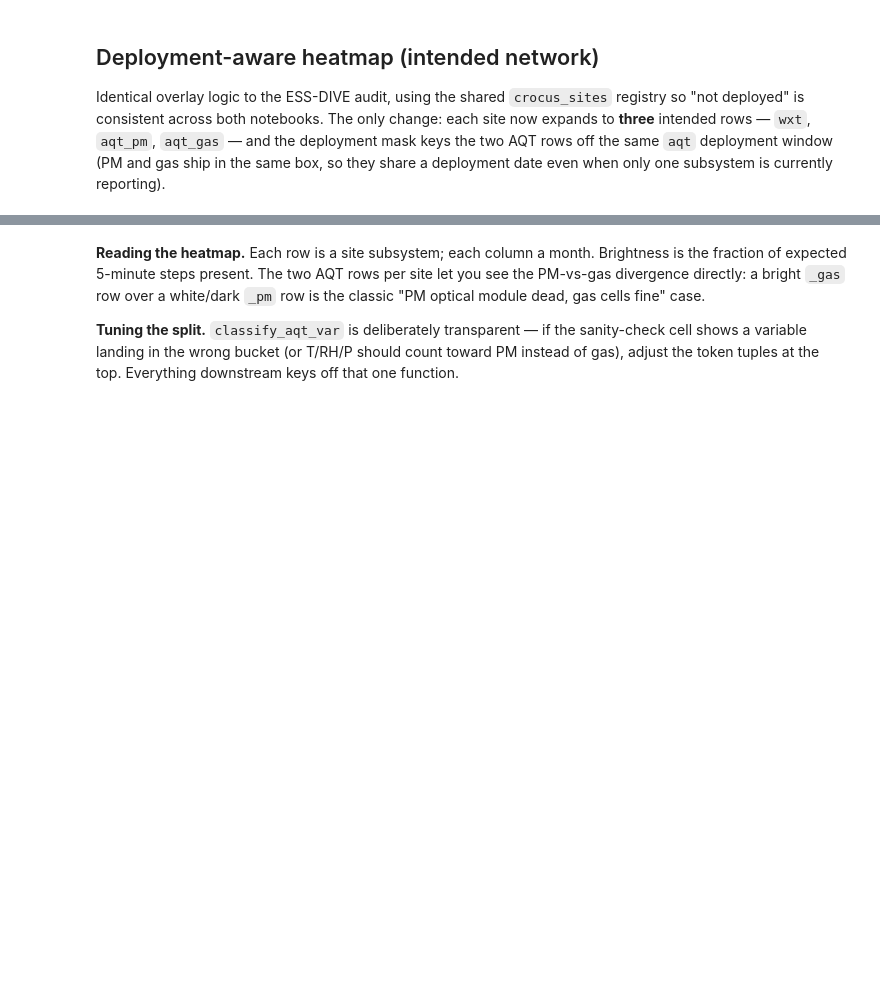
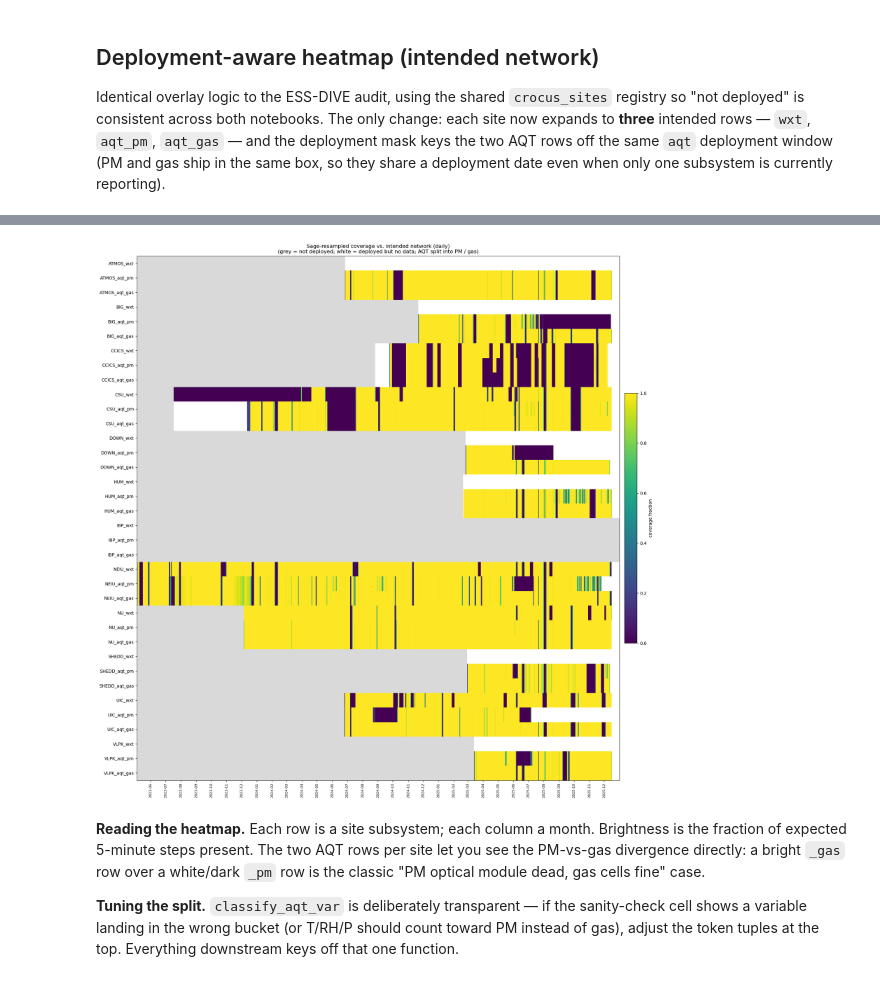
Before and after one commit to gregorywanderson/crocus, a Jupyter notebook: audit_sage_resampled.ipynb, the cells around one changed output, grey strips where cells are left out. Saved outputs shown, nothing was run; the diff lists cells and outputs as text; code cells hidden in the pictures; blank space fills up the shorter version.

```diff
--- a/audit_sage_resampled.ipynb
+++ b/audit_sage_resampled.ipynb
@@ -32,7 +34,7 @@ import matplotlib.colors as mcolors
 # %%
 ARCHIVEDIR = "data/sage_resampled"
 PATTERN    = "*_5min.nc"
-FIGDIR     = "figures"
+FIGDIR     = "figures/resampled"
 os.makedirs(FIGDIR, exist_ok=True)
 # %% [markdown]
 ## AQT PM vs. gas variable groups
@@ -341,3 +271,76 @@ else:
+# %%
+import crocus_sites as cs
+
+REG_TO_ARCHIVE = {}
+ARCHIVE_TO_REG = {v: k for k, v in REG_TO_ARCHIVE.items()}
+SITE_BY_ABBR = {s.abbr: s for s in cs.ALL_SITES}
+ROW_INSTR = {"wxt": "wxt", "aqt_pm": "aqt", "aqt_gas": "aqt"}
+
+def _lookup_site(row_site):
+    return SITE_BY_ABBR.get(ARCHIVE_TO_REG.get(row_site, row_site))
+
+def _parse_row(label):
+    parts = label.split("_")
+    site = parts[0]
+    suffix = "_".join(parts[1:]).lower()
+    return site, suffix
+
+if cov.empty:
+    print("No archives found in", ARCHIVEDIR,
+          "- build the resampled archive first.")
+else:
+    # intended rows: every site's wxt, aqt_pm, aqt_gas, in registry order
+    expected_rows = []
+    for s in cs.ALL_SITES:
+        label_site = REG_TO_ARCHIVE.get(s.abbr, s.abbr)
+        for suffix in ("wxt", "aqt_pm", "aqt_gas"):
+            expected_rows.append(f"{label_site}_{suffix}")
+    extra = [r for r in cov.index if r not in expected_rows]
+    all_rows = expected_rows + extra
+    covB = cov.reindex(index=all_rows)
+
+    # Daily column axis (was monthly). Sub-pixel days at normal figure width.
+    full_days = pd.date_range(covB.columns.min(), "2025-12-31", freq="D")
+    covB = covB.reindex(columns=full_days)
+
+    not_deployed = np.zeros(covB.shape, dtype=bool)
+    for r, label in enumerate(covB.index):
+        site_str, suffix = _parse_row(label)
+        site = _lookup_site(site_str)
+        instr = ROW_INSTR.get(suffix)
+        if site is None or instr is None:
+            continue
+        for c, day in enumerate(covB.columns):
+            if site.deployed(instr, day) is False:
+                not_deployed[r, c] = True
+
+    fig, ax = plt.subplots(figsize=(18, max(3, 0.5 * covB.shape[0])))
+    im = ax.imshow(covB.values, aspect="auto", cmap="viridis",
+                   vmin=0, vmax=1, interpolation="nearest")
+    grey = np.ma.masked_where(~not_deployed, np.ones_like(covB.values))
+    ax.imshow(grey, aspect="auto", interpolation="nearest",
+              cmap=mcolors.ListedColormap(["#d9d9d9"]), vmin=0, vmax=1)
+
+    ax.set_yticks(range(covB.shape[0]))
+    ax.set_yticklabels(covB.index)
+
+    month_starts = [i for i, d in enumerate(covB.columns) if d.day == 1]
+    month_labels = [covB.columns[i].strftime("%Y-%m") for i in month_starts]
+    step = max(1, len(month_starts) // 24)
+    ax.set_xticks(month_starts[::step])
+    ax.set_xticklabels(month_labels[::step], rotation=90, fontsize=8)
+
+    ax.set_title("Sage-resampled coverage vs. intended network (daily)\n"
+                 "(grey = not deployed; white = deployed but no data; "
+                 "AQT split into PM / gas)")
+    cbar = fig.colorbar(im, ax=ax, fraction=0.025, pad=0.01)
+    cbar.set_label("coverage fraction")
+    plt.tight_layout()
+    fig.savefig(os.path.join(FIGDIR, "sage_resampled_coverage_deployment.png"),
+                dpi=150, bbox_inches="tight")
+    plt.show()
+# %% [output]
+[figure, added]
 # %% [markdown]
 **Reading the heatmap.** Each row is a site subsystem; each column a month. Brightness is
 the fraction of expected 5-minute steps present. The two AQT rows per site let you see the
```
Also changed, not shown: parts of 3 cells of this notebook.
